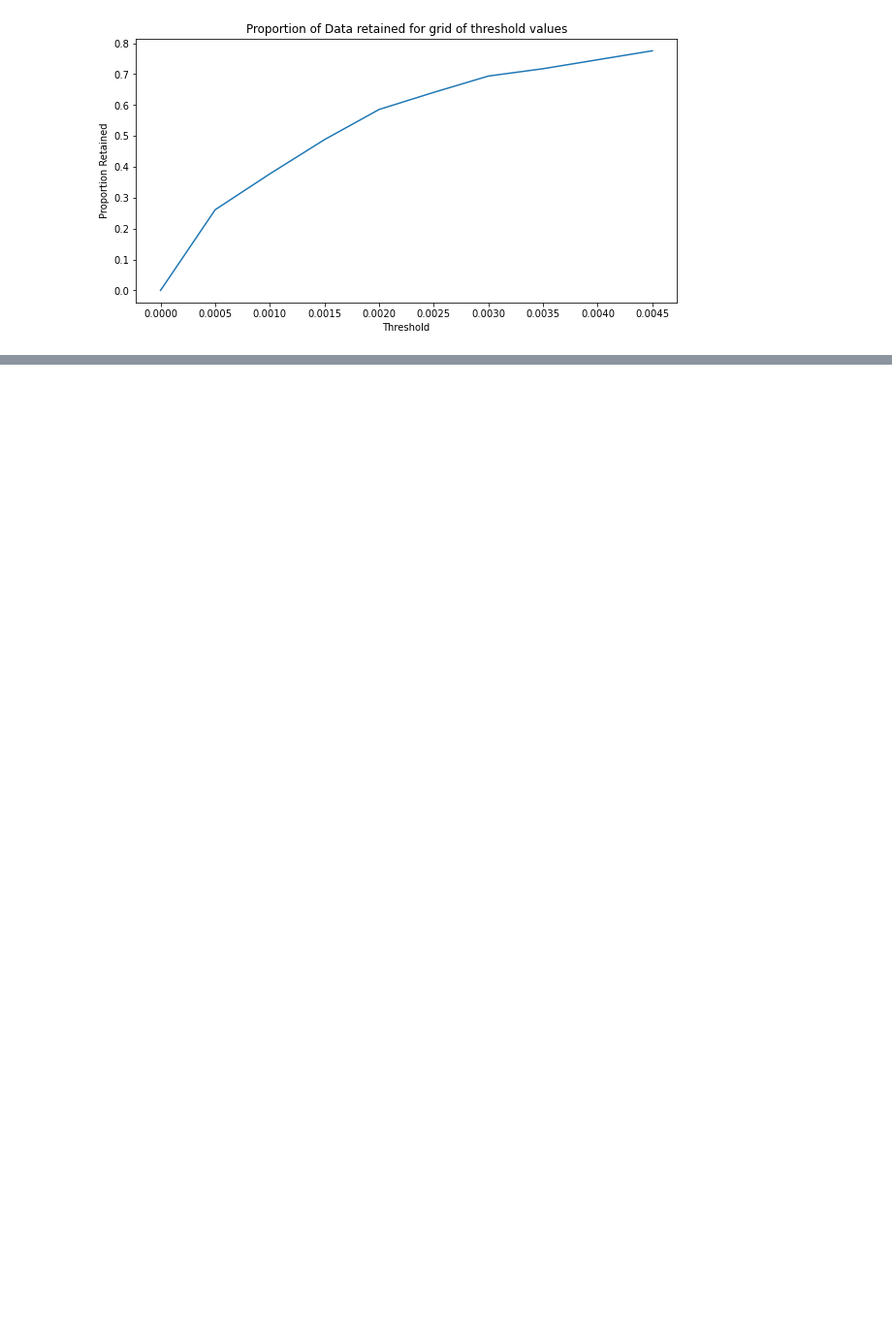
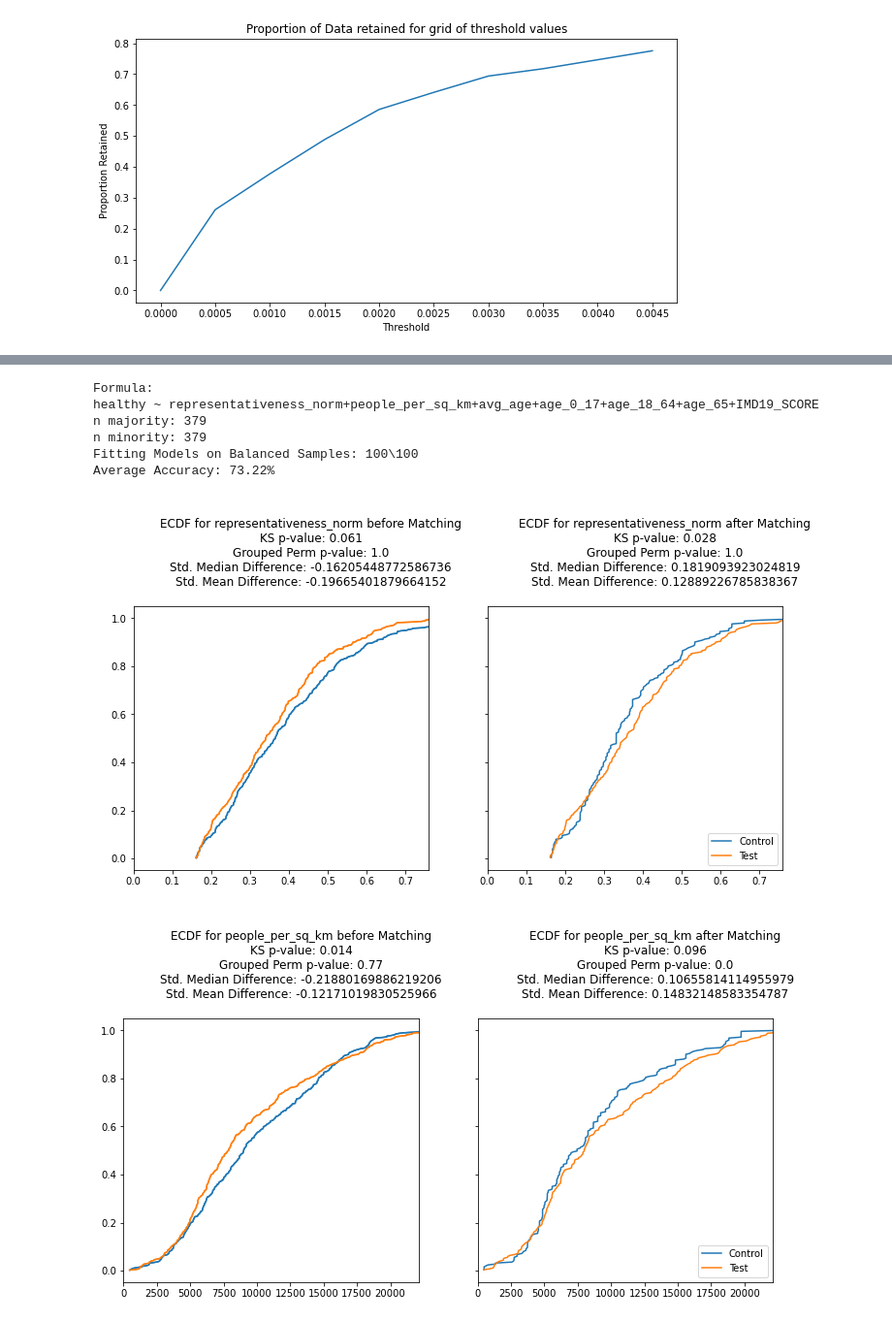
Before and after one commit to epfl-ada/ada-2020-project-milestone-p3-p3_don-dada, a Jupyter notebook: PropensityScoreMatching.ipynb, the cells around one changed output, grey strips where cells are left out. Shown at 97% size. Cells and saved outputs as stored; diff of their text form; code cells hidden in the pictures; blank space fills up the shorter version.

```diff
--- a/PropensityScoreMatching.ipynb
+++ b/PropensityScoreMatching.ipynb
@@ -179,0 +212,22 @@ cc = m.compare_continuous(return_table=True)
+# %%
+#creating the covariates for the propensity matching. This time without male, femal and population feature
+healthy = df_rep[df_rep["healthy"]==1][["representativeness_norm","people_per_sq_km","avg_age","age_0_17","age_18_64","age_65","IMD19_SCORE","healthy"]]
+unhealthy = df_rep[df_rep["healthy"]==0][["representativeness_norm","people_per_sq_km","avg_age","age_0_17","age_18_64","age_65","IMD19_SCORE","healthy"]]
+
+#Initiating the Matcher class Matcher and calculating 100 models log regression models
+from pymatch.Matcher import Matcher
+m = Matcher(healthy,unhealthy , yvar="healthy", exclude=[])
+m.fit_scores(nmodels=100)
+m.predict_scores()
+
+m.match(method="random", nmatches=1, threshold=0.0025)
+cc = m.compare_continuous(return_table=True)
+# %% [output]
+Formula:
+healthy ~ representativeness_norm+people_per_sq_km+avg_age+age_0_17+age_18_64+age_65+IMD19_SCORE
+n majority: 379
+n minority: 379
+Fitting Models on Balanced Samples: 100\100
+Average Accuracy: 73.22%
+[figure, added]
+[figure, added]
```
Also changed, not shown: parts of 29 cells of this notebook.
